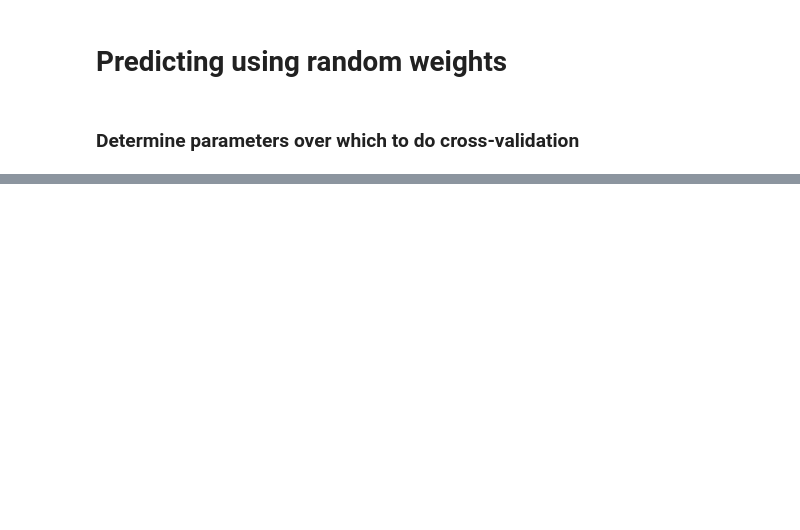
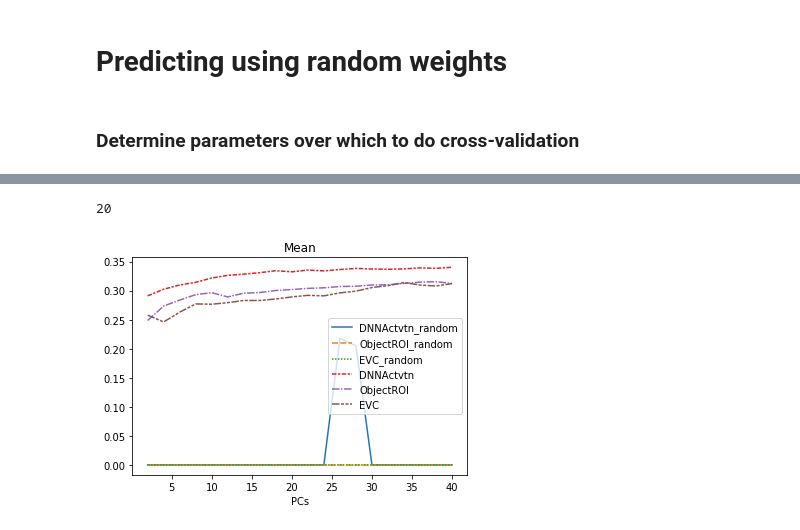
Before and after one commit to cm296/semantic, a Jupyter notebook: cm/code-01-analysis/step12_PredictWithRandomWeights.ipynb, the cells around one changed output, grey strips where cells are left out. Saved outputs shown, nothing was run; the diff lists cells and outputs as text; code cells hidden in the pictures; blank space fills up the shorter version.

```diff
--- a/cm/code-01-analysis/step12_PredictWithRandomWeights.ipynb
+++ b/cm/code-01-analysis/step12_PredictWithRandomWeights.ipynb
@@ -47,0 +34,29 @@ k-fold regression, independet variable: 40 PCs retained of DNNActvtn from conv_5
+# %%
+from  matplotlib import pyplot
+import seaborn as sns
+from pandas import DataFrame as pddf
+
+datapath = '../../../data-12/'
+figurepath = '../../../figures-12/'
+
+# pretrained_vec = [True, False]
+# %%
+myDict_median,myDict_max,myDict_count,myDict_mean = runCV.buildDict(datapath,figurepath,layer={'fc_3'})
+# %%
+len(myDict_count['Metric'])
+# %% [output]
+20
+# %%
+df_count = pddf.from_dict(myDict_count).set_index('PCs')
+df_mean = pddf.from_dict(myDict_mean).set_index('PCs')
+df_max = pddf.from_dict(myDict_max).set_index('PCs')
+df_median = pddf.from_dict(myDict_median).set_index('PCs')
+# %%
+allvalues = pd.concat([df_count, df_mean,df_max,df_median], axis=0)
+# %%
+import matplotlib.pyplot as plt
+
+sns.lineplot(data= allvalues[allvalues['Metric'] == 'mean'].iloc[:,0:6]).set_title('Mean')
+plt.savefig(figurepath + "Mean.png")
+# %% [output]
+[figure, added]
```
Also changed, not shown: parts of 4 cells of this notebook, 1 other file.
